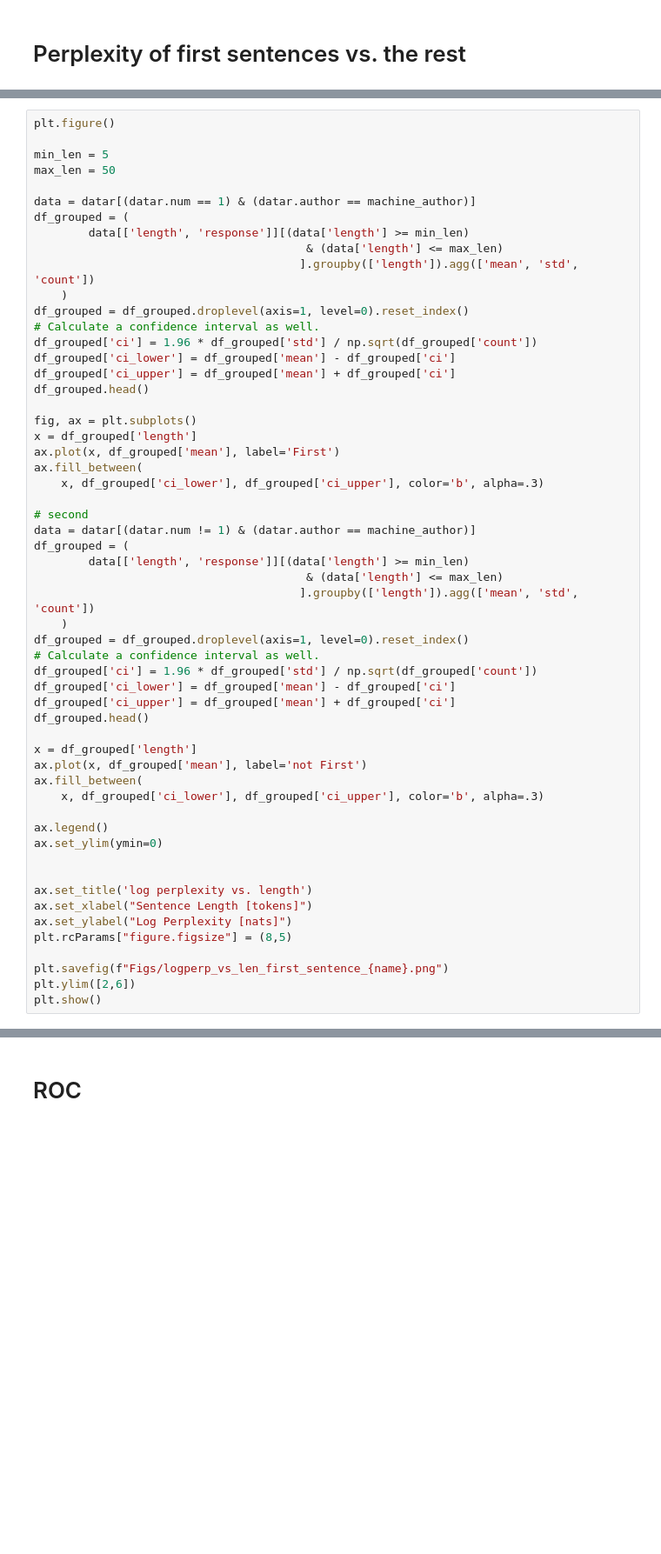
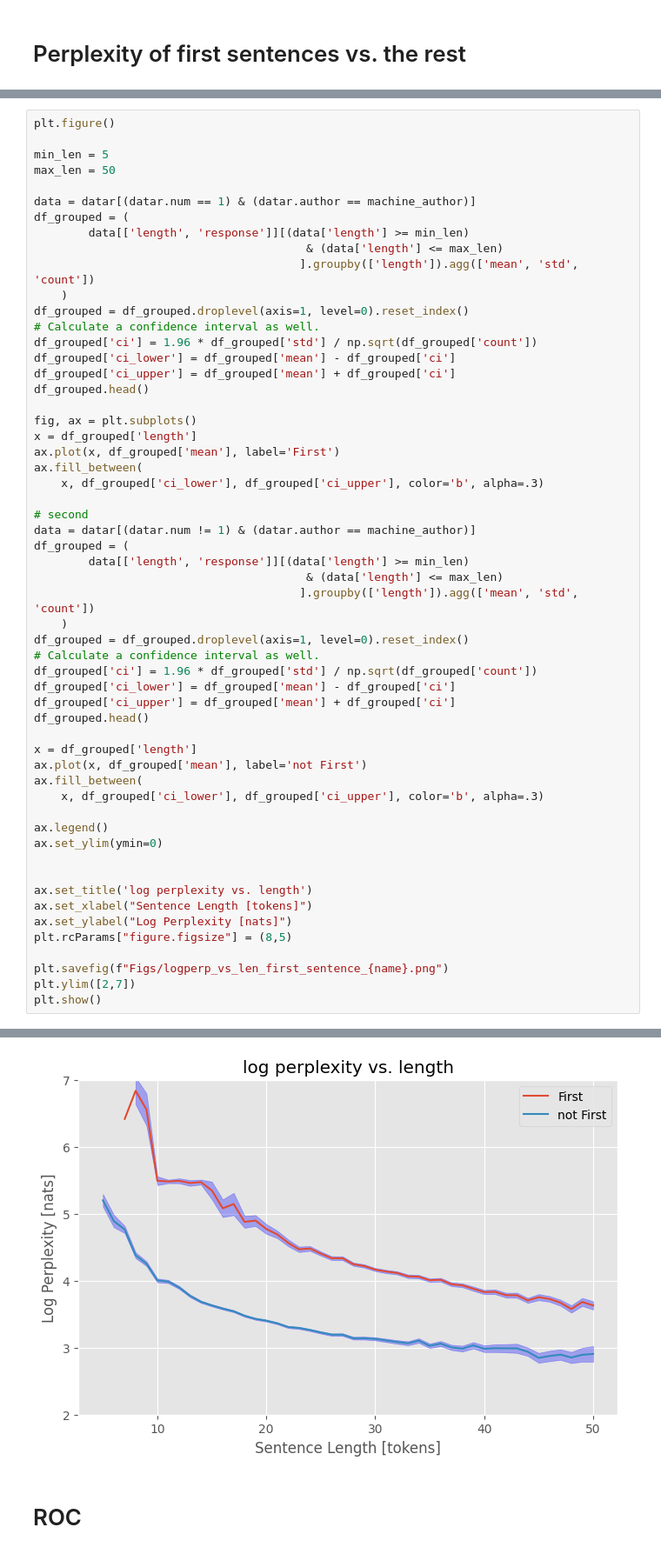
Before and after one commit to bzimbler/Boaz-detectLM, a Jupyter notebook: illustrate_hist_and_ROC.ipynb, the cells around one changed output, grey strips where cells are left out. Shown at 87% size. Drawn from its saved outputs; the diff is of its cells as text; blank space fills up the shorter version.

```diff
--- a/illustrate_hist_and_ROC.ipynb
+++ b/illustrate_hist_and_ROC.ipynb
@@ -208,6 +188,6 @@ ax.set_ylabel("Log Perplexity [nats]")
 plt.rcParams["figure.figsize"] = (8,5)
 
 plt.savefig(f"Figs/logperp_vs_len_first_sentence_{name}.png")
-plt.ylim([2,6])
+plt.ylim([2,7])
 plt.show()
 # %% [output]
@@ -216,3 +195,4 @@ ValueError: cannot reindex on an axis with duplicate labels
+[figure, added]
 # %% [markdown]
 # ROC
 # %%
```
Also changed, not shown: parts of 5 cells of this notebook, 7 other files.
